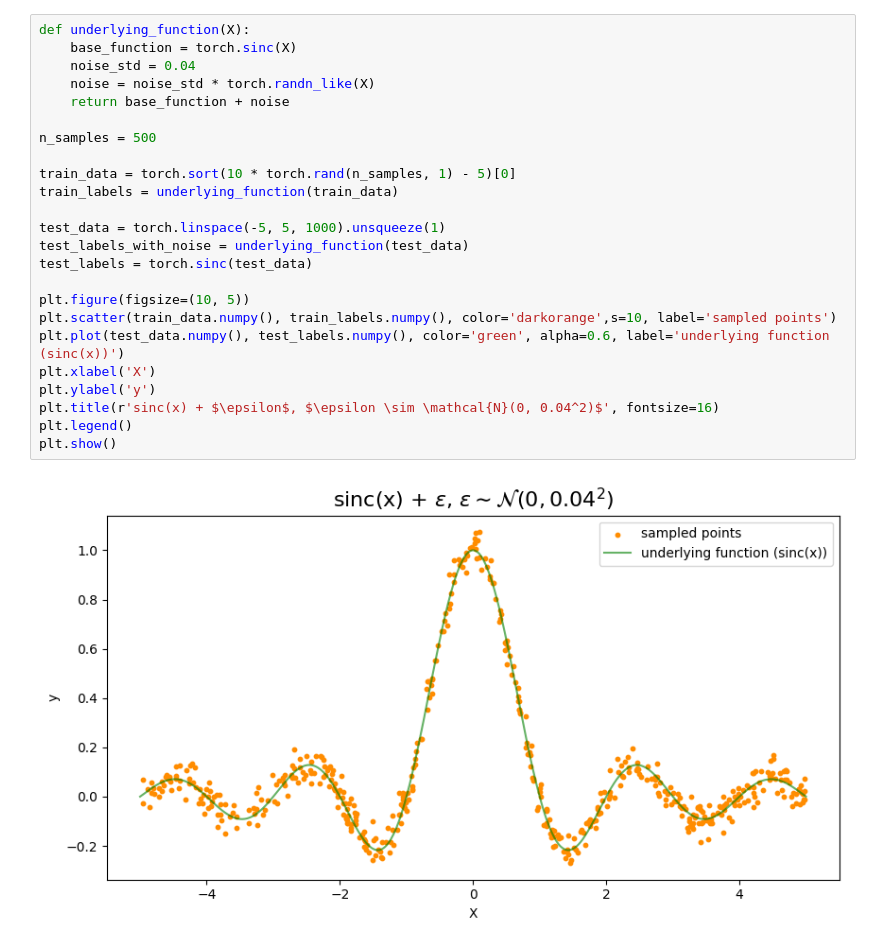
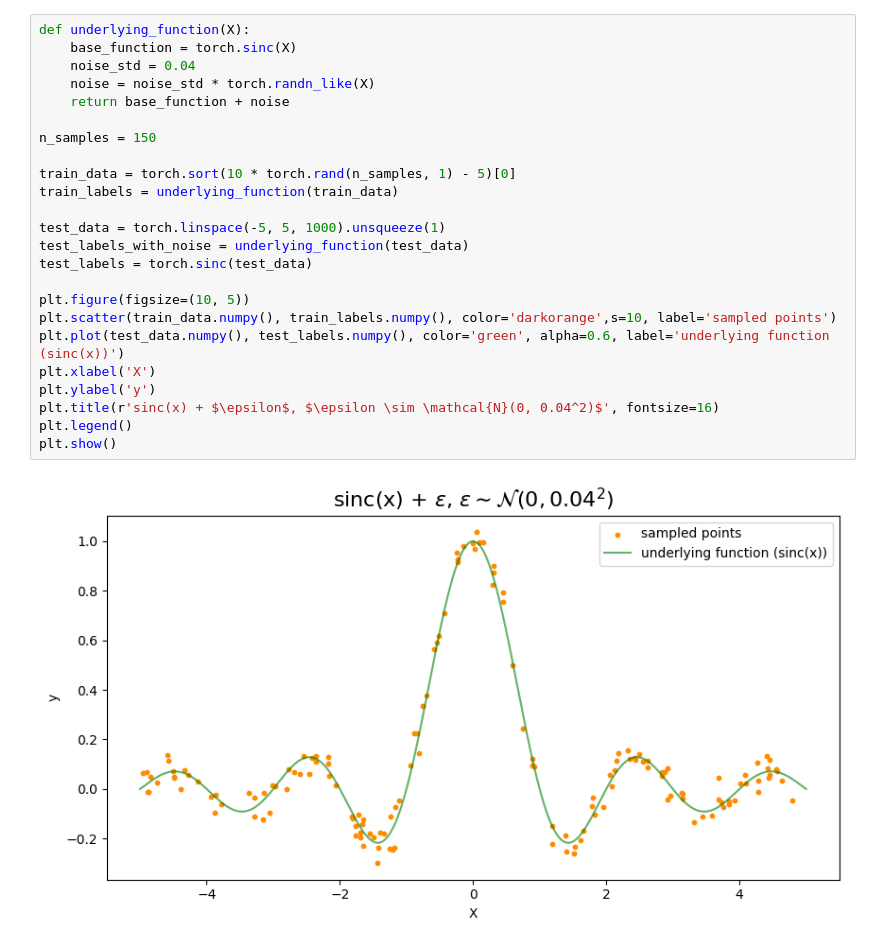
Before and after one commit to danehuang/softki, a Jupyter notebook: chris_notebooks/1_GP.ipynb, the cells around one changed output. Saved outputs shown, nothing was run; the diff lists cells and outputs as text.

```diff
--- a/chris_notebooks/1_GP.ipynb
+++ b/chris_notebooks/1_GP.ipynb
@@ -50,27 +48,27 @@ All experiments will be CPU bound in `np.float64` bit percision to aid approxima
 # %%
 def underlying_function(X):
     base_function = torch.sinc(X)
     noise_std = 0.04
     noise = noise_std * torch.randn_like(X)
     return base_function + noise
 
-n_samples = 500
+n_samples = 150
 
 train_data = torch.sort(10 * torch.rand(n_samples, 1) - 5)[0]
 train_labels = underlying_function(train_data)
 
 test_data = torch.linspace(-5, 5, 1000).unsqueeze(1)
 test_labels_with_noise = underlying_function(test_data)
 test_labels = torch.sinc(test_data)
 
 plt.figure(figsize=(10, 5))
 plt.scatter(train_data.numpy(), train_labels.numpy(), color='darkorange',s=10, label='sampled points')
 plt.plot(test_data.numpy(), test_labels.numpy(), color='green', alpha=0.6, label='underlying function (sinc(x))')
 plt.xlabel('X')
 plt.ylabel('y')
 plt.title(r'sinc(x) + $\epsilon$, $\epsilon \sim \mathcal{N}(0, 0.04^2)$', fontsize=16)
 plt.legend()
 plt.show()
 # %% [output]
-[figure, old version]
+[figure, new version]
 # %% [markdown]
```
Also changed, not shown: parts of 7 cells of this notebook.
